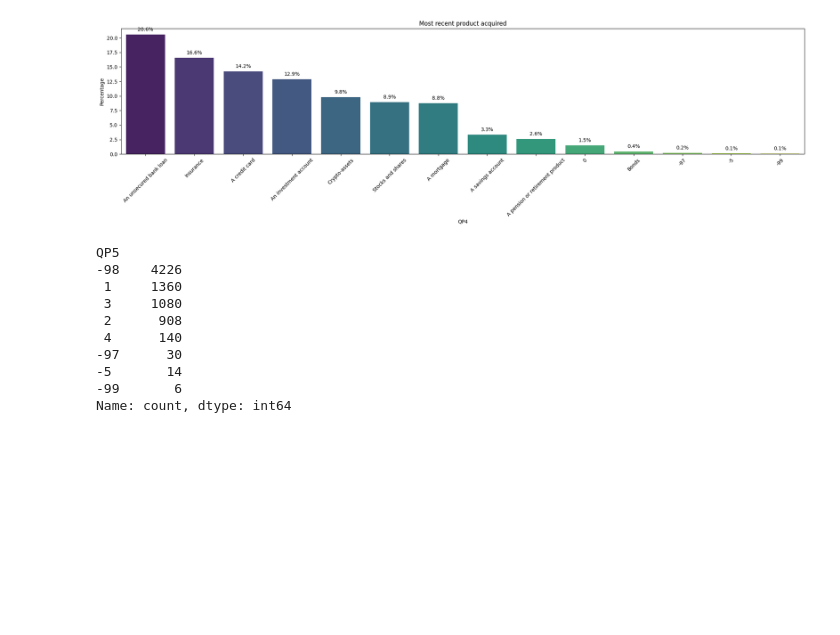
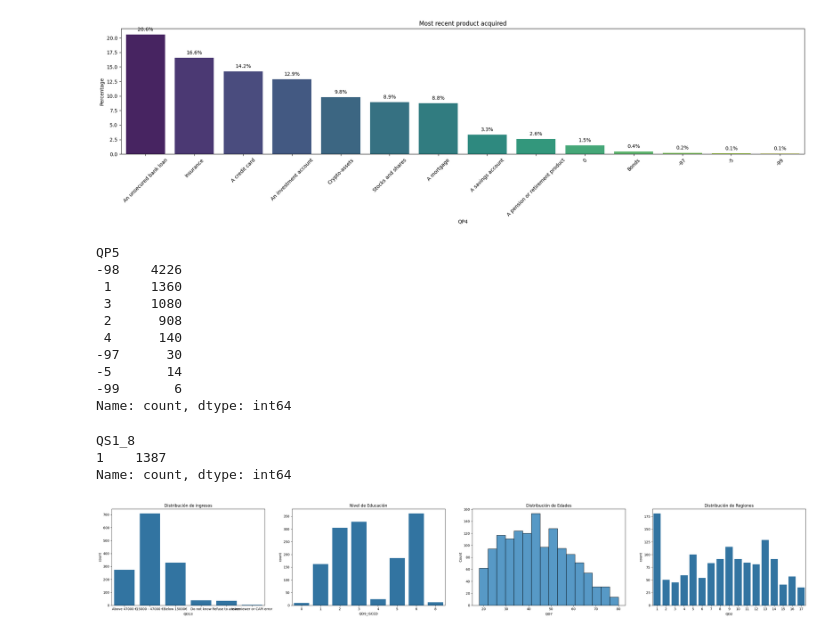
Before and after one commit to blackalle/TFM, a Jupyter notebook: tfm.ipynb, the cells around one changed output. Cells and saved outputs as stored; diff of their text form; code cells hidden in the pictures; blank space fills up the shorter version.

```diff
--- a/tfm.ipynb
+++ b/tfm.ipynb
@@ -906,3 +857,25 @@ QP5
 -5       14
 -99       6
 Name: count, dtype: int64
+# %%
+# filtra por los que respondieron 1 a Qs1_8
+expenses_higher_income = data_2021[data_2021['QS1_8'] == 1]
+print(expenses_higher_income['QS1_8'].value_counts())
+
+# Análisis demográfico
+fig, axes = plt.subplots(nrows=1, ncols=4, figsize=(30, 5))
+sns.countplot(x= 'QD13', data=expenses_higher_income, ax=axes[0])
+sns.countplot(x= 'QD9_ISCED', data=expenses_higher_income, ax=axes[1])
+sns.histplot(x= 'QD7', data=expenses_higher_income, ax=axes[2])
+sns.countplot(x= 'QD2', data=expenses_higher_income, ax=axes[3])
+axes[0].set_title('Distribución de ingresos')
+axes[1].set_title('Nivel de Educación')
+axes[2].set_title('Distribución de Edades')
+axes[3].set_title('Distribución de Regiones')
+plt.tight_layout()
+plt.show()
+# %% [output]
+QS1_8
+1    1387
+Name: count, dtype: int64
+[figure, added]
```
Also changed, not shown: parts of 16 cells of this notebook.
